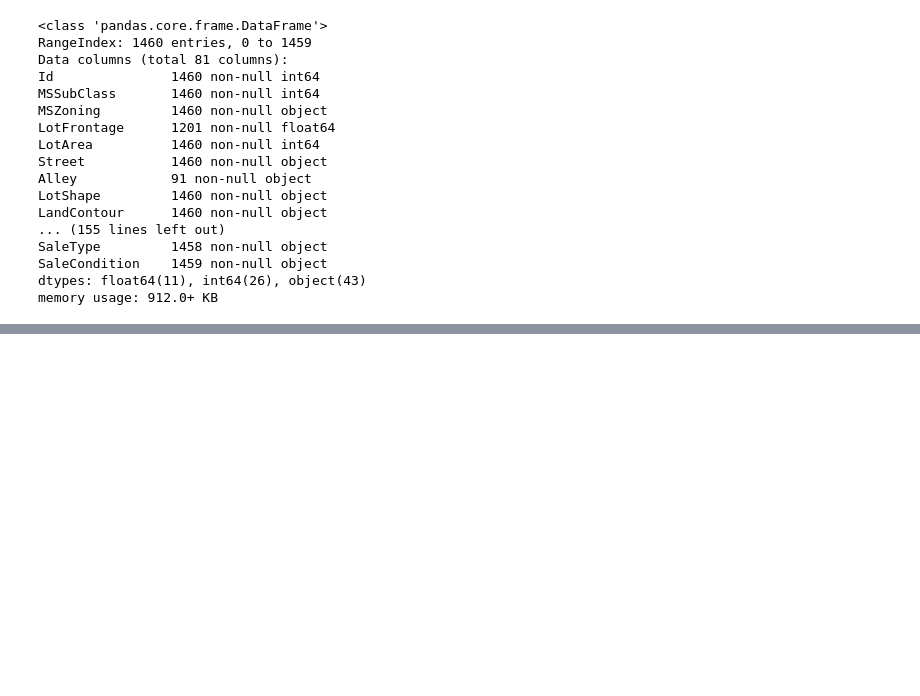
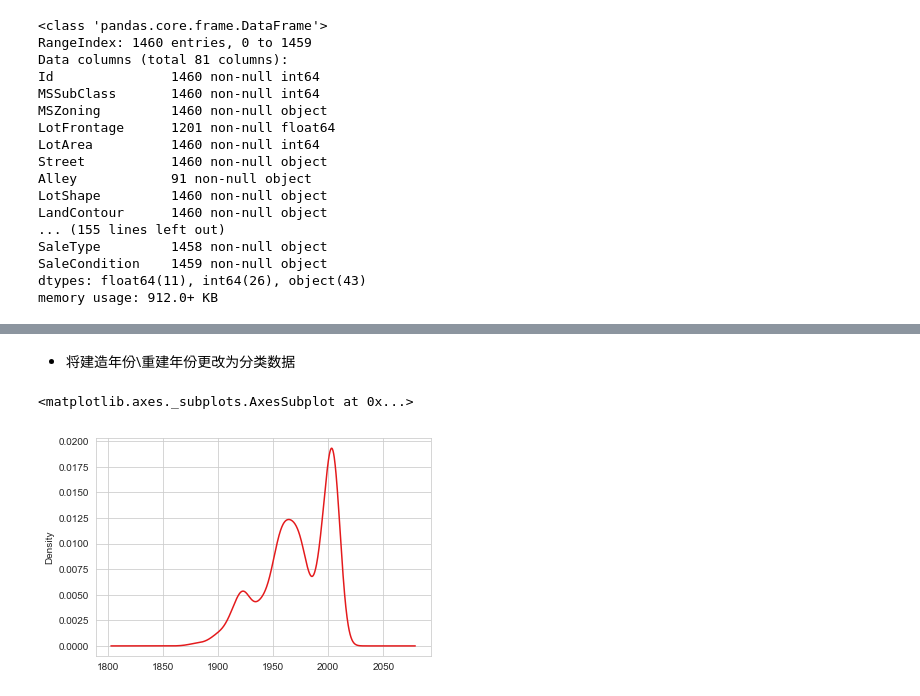
Before and after one commit to AutuanLiu/Kaggle-Compettions, a Jupyter notebook: House Prices/data pre-processing.ipynb, the cells around one changed output, grey strips where cells are left out. Drawn from its saved outputs; the diff is of its cells as text; code cells hidden in the pictures; blank space fills up the shorter version.

```diff
--- a/House Prices/data pre-processing.ipynb
+++ b/House Prices/data pre-processing.ipynb
@@ -79,0 +379,2 @@ memory usage: 912.0+ KB
+# %%
+dataset.Utilities.fillna('AllPub', inplace=True)
@@ -79,0 +415,4 @@ memory usage: 912.0+ KB
+# %%
+dataset['n_condition'] = 1 # 初始化
+dataset['n_condition'].loc[dataset['Condition2'] != 'Norm'] += 1
+dataset['n_condition'].head(10)
@@ -79,0 +474,2 @@ memory usage: 912.0+ KB
+# %%
+dataset['re_years'] = dataset.YearRemodAdd - dataset.YearBuilt
@@ -79,0 +478,3 @@ memory usage: 912.0+ KB
+# %%
+dataset['is_rebuild'] = 1
+dataset['is_rebuild'].loc[dataset['re_years'] == 0] = 0
@@ -79,0 +502,7 @@ memory usage: 912.0+ KB
+# %% [markdown]
+* 将建造年份\重建年份更改为分类数据
+# %%
+dataset['YearBuilt'].plot(kind='kde')
+# %% [output]
+<matplotlib.axes._subplots.AxesSubplot at 0x...>
+[figure, added]
```
Also changed, not shown: parts of 77 cells of this notebook.
